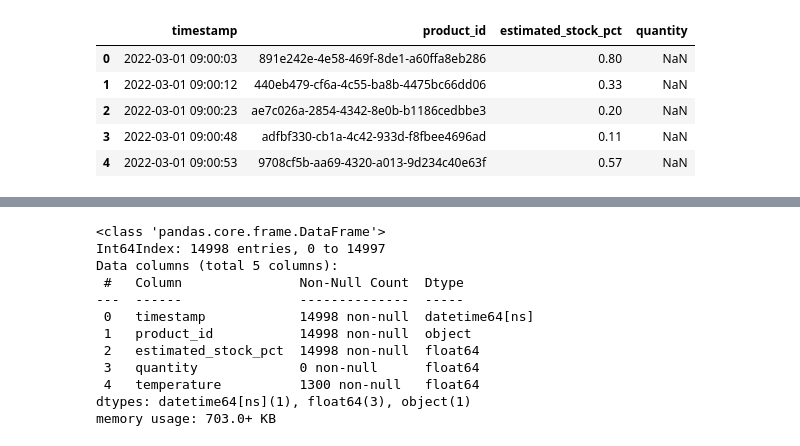
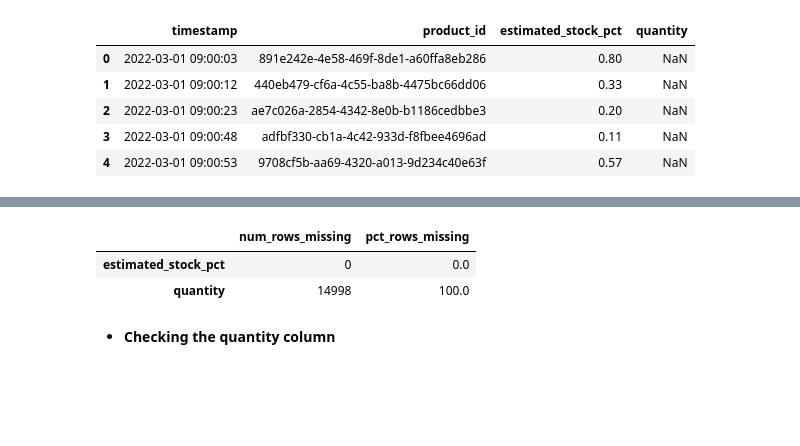
Before and after one commit to Severina7/cognizant_ai, a Jupyter notebook: modeling.ipynb, the cells around one changed output, grey strips where cells are left out. Saved outputs shown, nothing was run; the diff lists cells and outputs as text; code cells hidden in the pictures; blank space fills up the shorter version.

```diff
--- a/modeling.ipynb
+++ b/modeling.ipynb
@@ -287,6 +287,3 @@ merged_df.head()
 | 2 | 2022-03-01 09:00:23 | ae7c026a-2854-4342-8e0b-b1186cedbbe3 | 0.20 | NaN |
 | 3 | 2022-03-01 09:00:48 | adfbf330-cb1a-4c42-933d-f8fbee4696ad | 0.11 | NaN |
 | 4 | 2022-03-01 09:00:53 | 9708cf5b-aa69-4320-a013-9d234c40e63f | 0.57 | NaN |
-# %%
-merged_df = merged_df.merge(temp_agg, on='timestamp', how='left')
-merged_df.head()
@@ -300,15 +290,20 @@ merged_df.head()
-# %%
-merged_df.info()
-# %% [output]
-<class 'pandas.core.frame.DataFrame'>
-Int64Index: 14998 entries, 0 to 14997
-Data columns (total 5 columns):
- #   Column               Non-Null Count  Dtype
----  ------               --------------  -----
- 0   timestamp            14998 non-null  datetime64[ns]
- 1   product_id           14998 non-null  object
- 2   estimated_stock_pct  14998 non-null  float64
- 3   quantity             0 non-null      float64
- 4   temperature          1300 non-null   float64
-dtypes: datetime64[ns](1), float64(3), object(1)
-memory usage: 703.0+ KB
+# %%
+def multi_frequency(df,vars):
+    '''
+    multi_frequency takes a dataframe and a list of columns,
+    return a dataframe with the count and the frequency of the missing data
+    '''
+    frequency=df[vars].isnull().sum()
+    percentage=df[vars].isnull().sum()*100/(len(df))
+    df=pd.concat([frequency,percentage], axis=1, keys=['num_rows_missing', 'pct_rows_missing'])
+    return df
+# %%
+columns = ['estimated_stock_pct', 'quantity']
+# %%
+multi_frequency(merged_df, columns)
+# %% [output]
+|  | num_rows_missing | pct_rows_missing |
+| estimated_stock_pct | 0 | 0.0 |
+| quantity | 14998 | 100.0 |
+# %% [markdown]
+- **Checking the quantity column**
```
Also changed, not shown: parts of 1 cell of this notebook.
